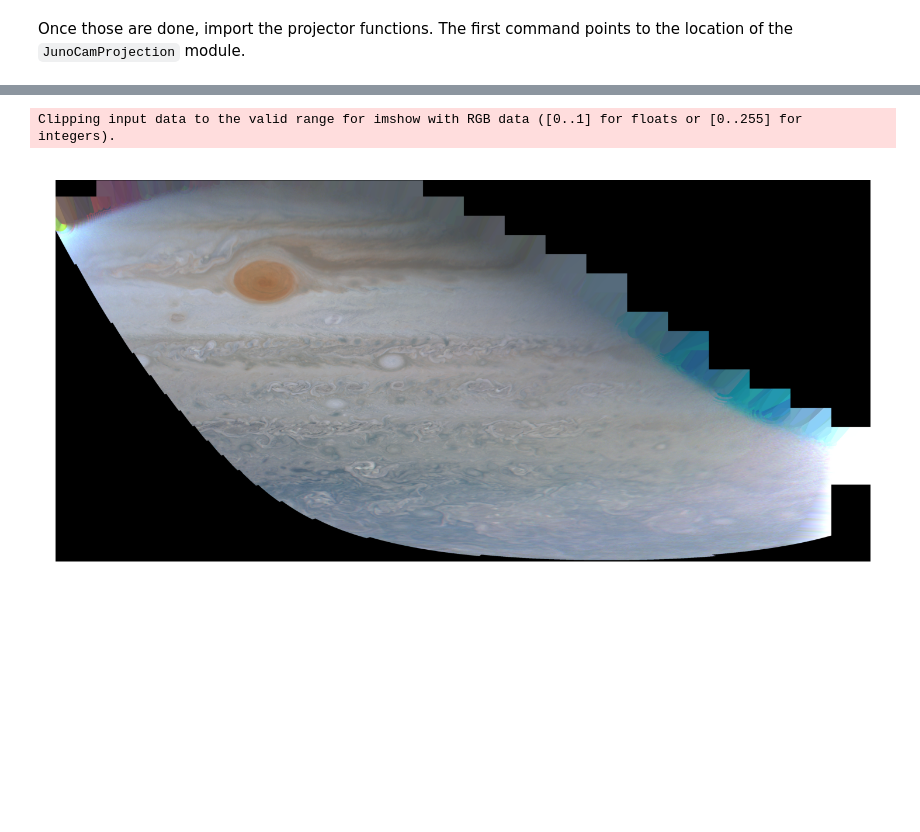
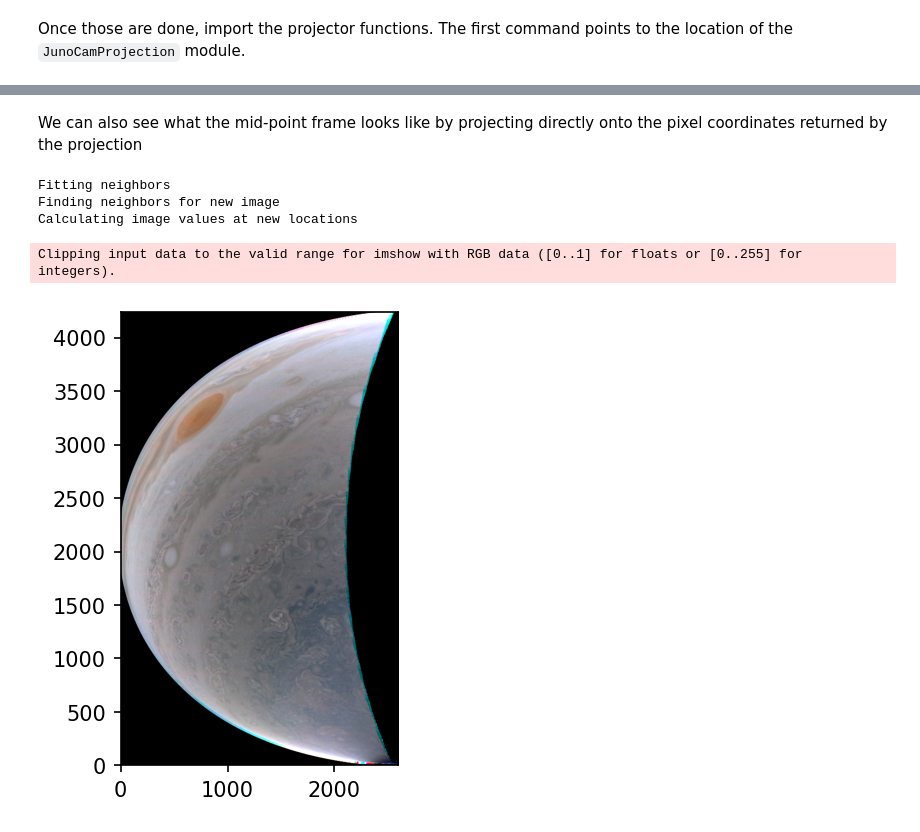
Before and after one commit to ramanakumars/JunoCamProjection, a Jupyter notebook: examples/projection.ipynb, the cells around one changed output, grey strips where cells are left out. Drawn from its saved outputs; the diff is of its cells as text; code cells hidden in the pictures; blank space fills up the shorter version.

Commit message:
Adding midplane + healpix projection  (#1)
Modified the projection code to first project onto a mid-point along the spacecraft trajectory and then to a HEALPix grid.

```diff
--- a/examples/projection.ipynb
+++ b/examples/projection.ipynb
@@ -26,5 +26,5 @@ This will create a `kernels/` folder and populate it with different kernels that
 # %%
-KERNEL_DATAFOLDER = '/home/rsankar/kernels/'
+KERNEL_DATAFOLDER = './kernels'
 # %% [markdown]
 Now initialize the `Projector` class with the location of our image and metadata that's associated with it. *JunoCam* images can be downloaded from [the JunoCam Processing website](https://www.missionjuno.swri.edu/junocam/processing). To process the raw images, be sure to select the JUNOCAM filter so as to filter out user generated images.
 
@@ -82,8 +77,33 @@ Processing incidence angles
+# %% [markdown]
+We can also see what the mid-point frame looks like by projecting directly onto the pixel coordinates returned by the projection
+# %%
+coords_new = np.transpose(proj.framedata.coords, (1, 0, 2, 3, 4)).reshape(3, -1, 2)
+imgvals_new = np.transpose(proj.framedata.image, (1, 0, 2, 3)).reshape(3, -1)
+
+# get the image extents in pixel coordinate space
+x0 = np.nanmin(coords_new[:, :, 0])
+x1 = np.nanmax(coords_new[:, :, 0])
+y0 = np.nanmin(coords_new[:, :, 1])
+y1 = np.nanmax(coords_new[:, :, 1])
+
+# create the new frame which spans from the minimum to the maximum in (x, y)
+x = np.arange(x0, x1, 0.5)
+y = np.arange(y0, y1, 0.5)
+X, Y = np.meshgrid(x, y)
+
+# stack these coordinates together and create an indexer to loop through them
+pix = np.column_stack([X.flatten(), Y.flatten()])
+inds = np.asarray(range(len(pix)))
+# %%
+IMG = projector.create_image_from_grid(coords_new, imgvals_new, pix, inds, X.shape, n_neighbor=2)
+# %% [output]
+Fitting neighbors
+Finding neighbors for new image
+Calculating image values at new locations
 # %%
-plt.figure(dpi=300)
-plt.imshow(IMG/np.percentile(IMG.flatten(), 99), origin='lower')
-plt.axis('off')
+plt.figure(dpi=150)
+plt.imshow(IMG / np.percentile(IMG, 99), origin='lower')
 plt.show()
 # %% [output]
 Clipping input data to the valid range for imshow with RGB data ([0..1] for floats or [0..255] for integers).
-[figure, old version]
+[figure, new version]
```
Also changed, not shown: parts of 19 cells of this notebook, 9 other files.
